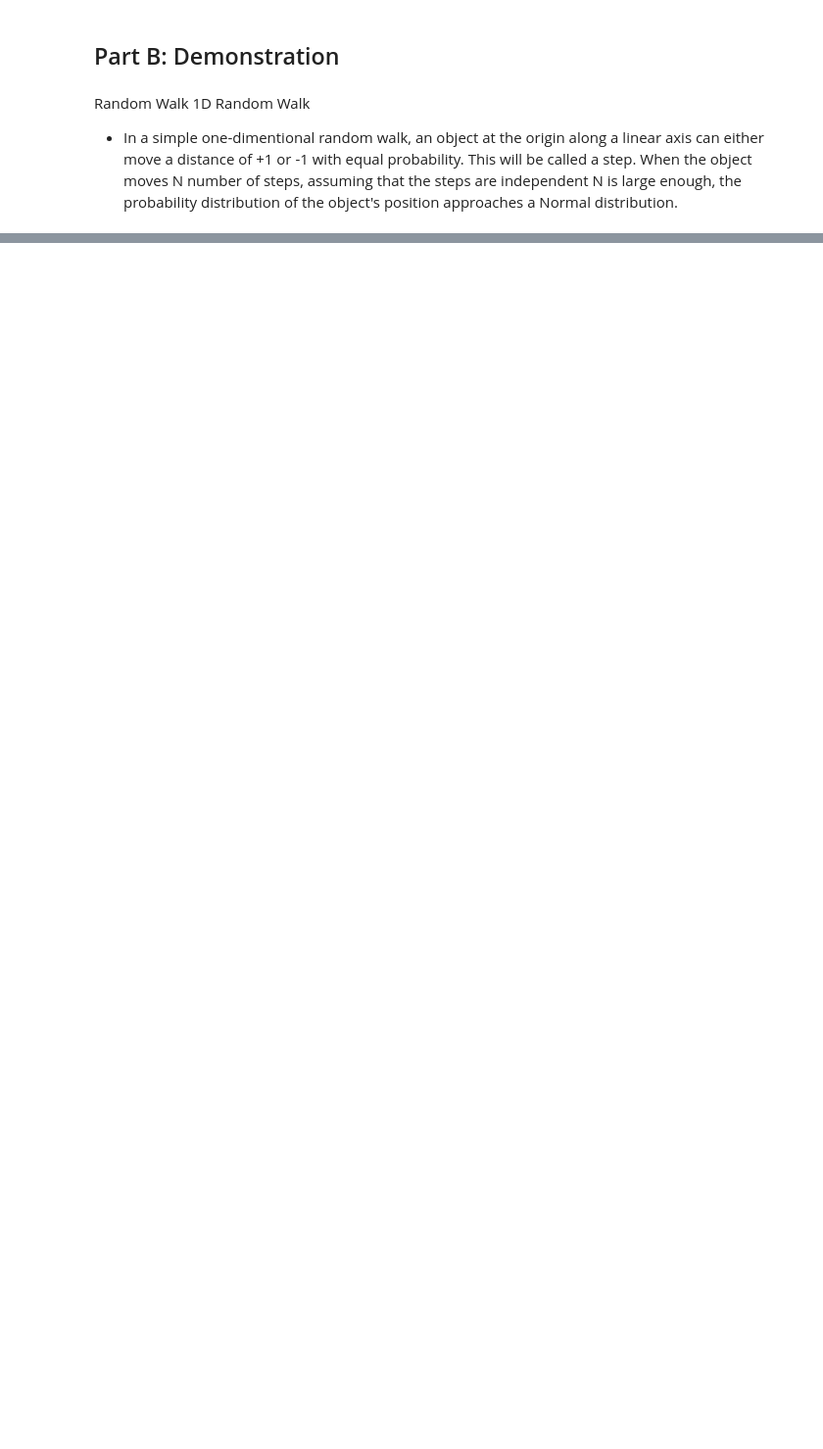
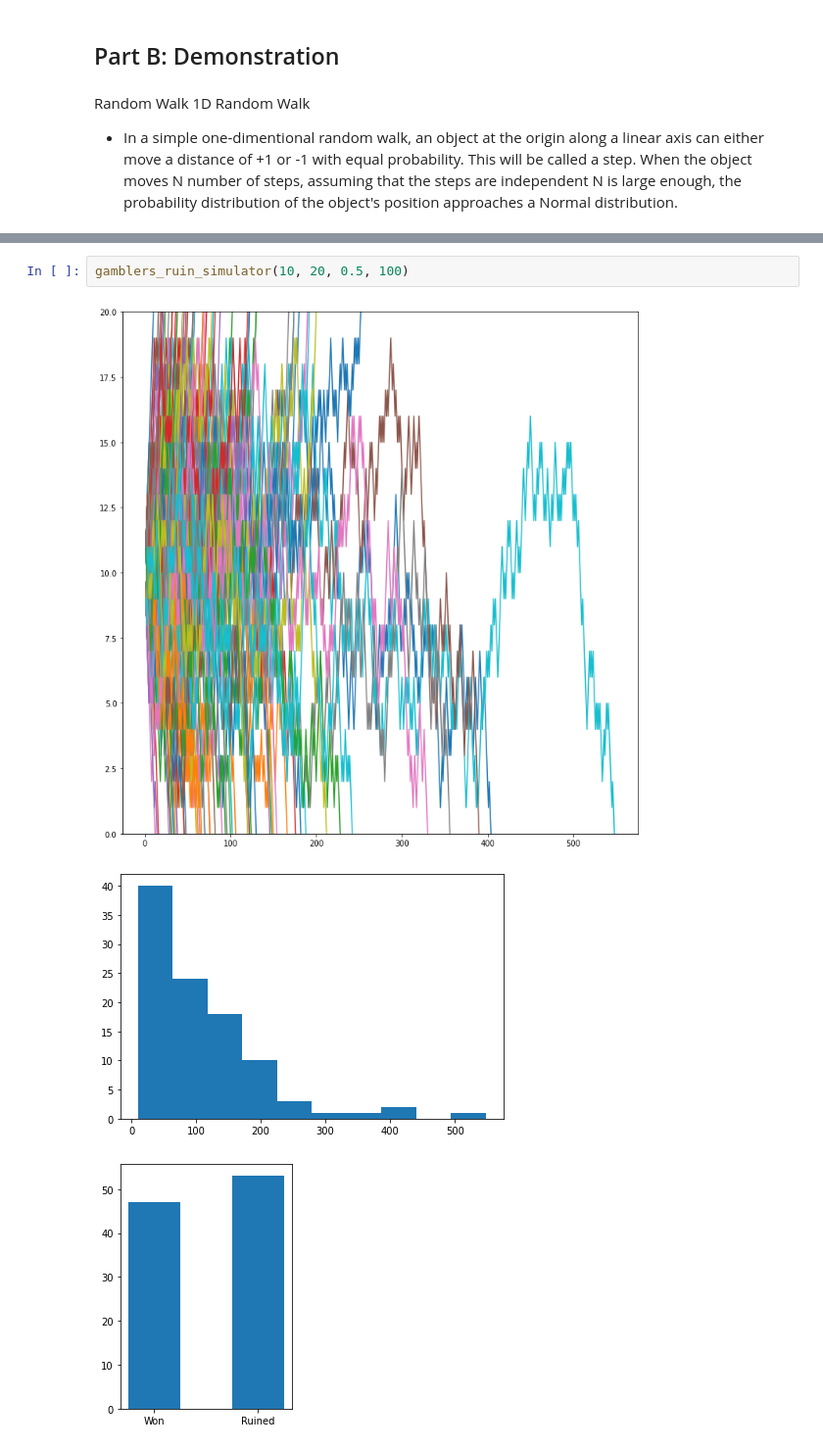
Before and after one commit to kubrian/central-weiner-theorem, a Jupyter notebook: Central Weiner Theorem.ipynb, the cells around one changed output, grey strips where cells are left out. Shown at 98% size. Cells and saved outputs as stored; diff of their text form; blank space fills up the shorter version.

Commit message:
Added Gambler's ruin

```diff
--- a/Central Weiner Theorem.ipynb
+++ b/Central Weiner Theorem.ipynb
@@ -213,0 +315,6 @@ plt.show()
+# %%
+gamblers_ruin_simulator(10, 20, 0.5, 100)
+# %% [output]
+[figure, added]
+[figure, added]
+[figure, added]
```
Also changed, not shown: parts of 13 cells of this notebook.
